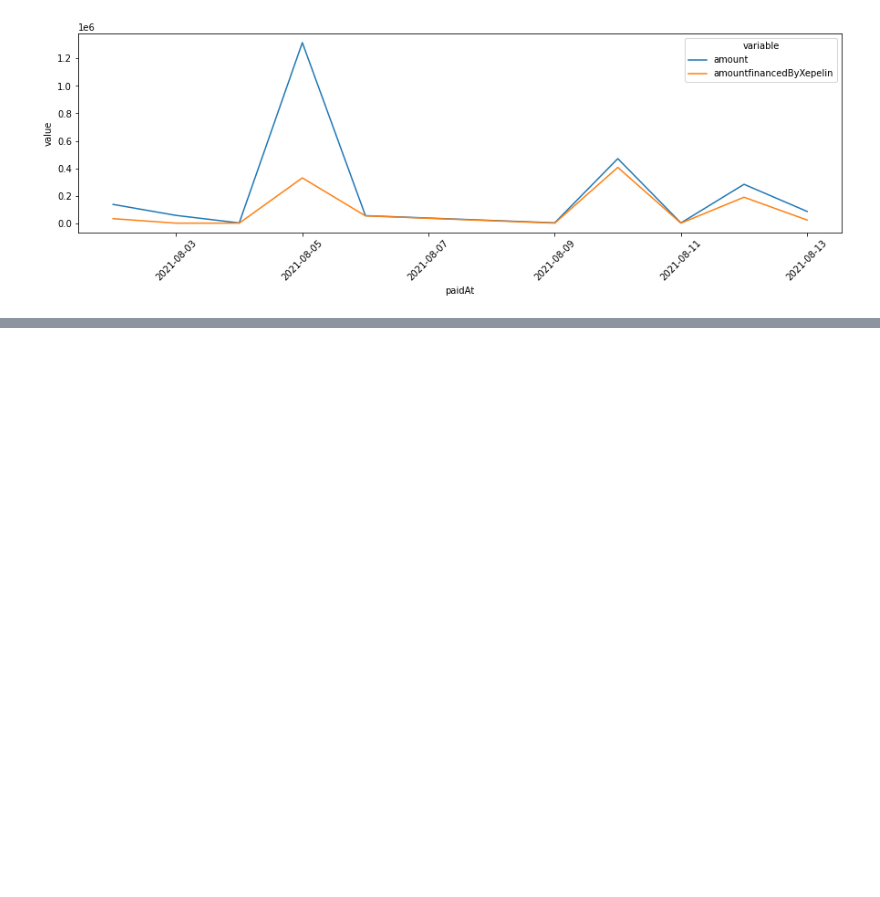
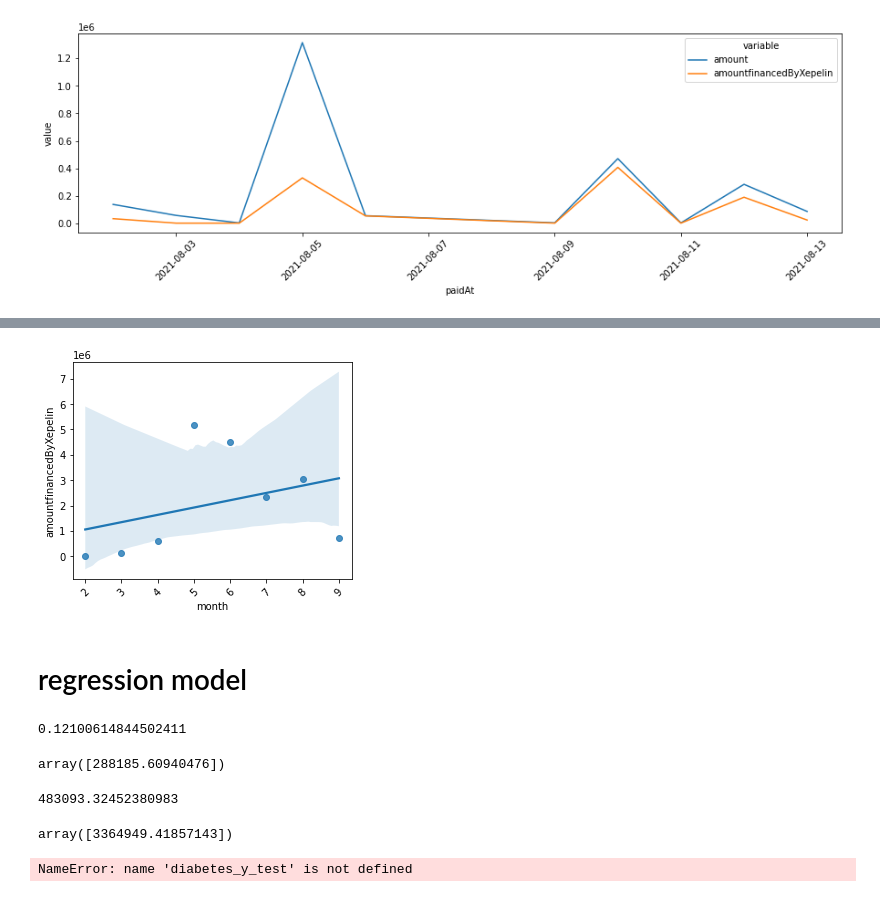
Before and after one commit to andrescerv/xepelin-challenge, a Jupyter notebook: notebook.ipynb, the cells around one changed output, grey strips where cells are left out. Cells and saved outputs as stored; diff of their text form; code cells hidden in the pictures; blank space fills up the shorter version.

```diff
--- a/notebook.ipynb
+++ b/notebook.ipynb
@@ -216,0 +208,6 @@ None
+# %%
+paid_df['month'] = paid_df['paidAt'].dt.month
+
+month_df = paid_df.groupby('month').agg({'amount':'sum', 'amountfinancedByXepelin':'sum'})
+
+month_df
@@ -216,0 +230,11 @@ None
+# %%
+plt.figure(figsize = (5,4))
+ax = sns.regplot(x=month_df.index, y='amountfinancedByXepelin',
+                  data=month_df
+                 )
+plt.xticks(rotation=45)
+None
+# %% [output]
+[figure, added]
+# %% [markdown]
+# regression model
@@ -216,0 +248,16 @@ None
+# %%
+reg.score(X, y)
+# %% [output]
+0.12100614844502411
+# %%
+reg.coef_
+# %% [output]
+array([288185.60940476])
+# %%
+reg.intercept_
+# %% [output]
+483093.32452380983
+# %%
+reg.predict(np.array([10]).reshape(-1, 1))
+# %% [output]
+array([3364949.41857143])
@@ -216,0 +266,7 @@ None
+# %%
+# The mean squared error
+print("Mean squared error: %.2f" % mean_squared_error(diabetes_y_test, diabetes_y_pred))
+# The coefficient of determination: 1 is perfect prediction
+print("Coefficient of determination: %.2f" % r2_score(diabetes_y_test, diabetes_y_pred))
+# %% [output]
+NameError: name 'diabetes_y_test' is not defined
```
Also changed, not shown: parts of 19 cells of this notebook.
